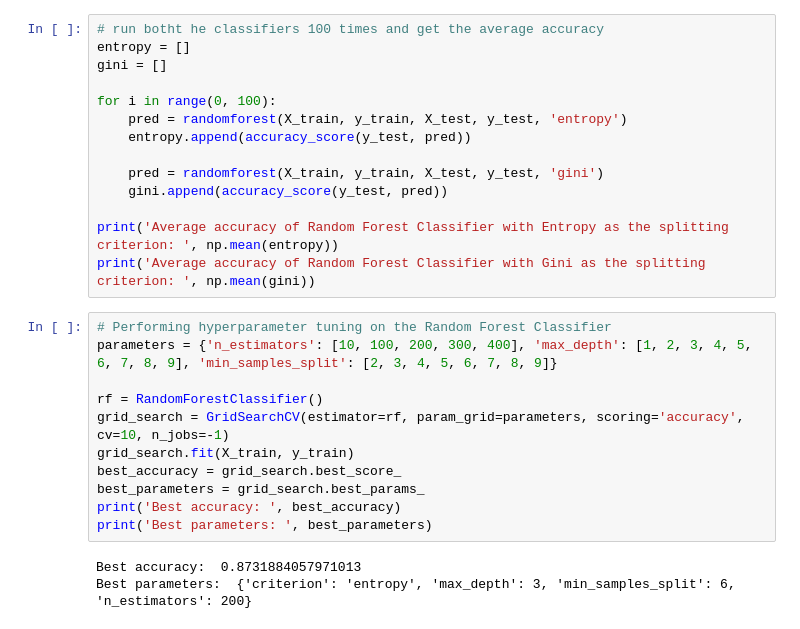
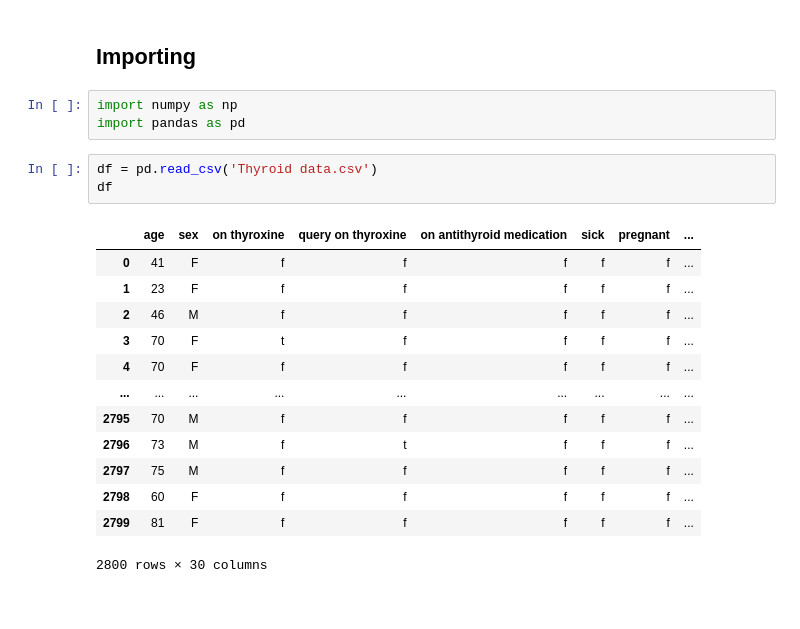
Before and after one commit to Mohammad-Sufyan-Azam/Machine-Learning, a Jupyter notebook: Assignments/Assignment 2/Code_C.ipynb, the cells around one changed output. Cells and saved outputs as stored; diff of their text form.

```diff
--- a/Assignments/Assignment 2/Code_C.ipynb
+++ b/Assignments/Assignment 2/Code_C.ipynb
@@ -314,28 +1,22 @@ Accuracy:  0.7166666666666667
-# %%
-# run botht he classifiers 100 times and get the average accuracy
-entropy = []
-gini = []
-
-for i in range(0, 100):
-    pred = randomforest(X_train, y_train, X_test, y_test, 'entropy')
-    entropy.append(accuracy_score(y_test, pred))
-
-    pred = randomforest(X_train, y_train, X_test, y_test, 'gini')
-    gini.append(accuracy_score(y_test, pred))
-
-print('Average accuracy of Random Forest Classifier with Entropy as the splitting criterion: ', np.mean(entropy))
-print('Average accuracy of Random Forest Classifier with Gini as the splitting criterion: ', np.mean(gini))
-# %%
-# Performing hyperparameter tuning on the Random Forest Classifier
-parameters = {'n_estimators': [10, 100, 200, 300, 400], 'max_depth': [1, 2, 3, 4, 5, 6, 7, 8, 9], 'min_samples_split': [2, 3, 4, 5, 6, 7, 8, 9]}
-
-rf = RandomForestClassifier()
-grid_search = GridSearchCV(estimator=rf, param_grid=parameters, scoring='accuracy', cv=10, n_jobs=-1)
-grid_search.fit(X_train, y_train)
-best_accuracy = grid_search.best_score_
-best_parameters = grid_search.best_params_
-print('Best accuracy: ', best_accuracy)
-print('Best parameters: ', best_parameters)
-# %% [output]
-Best accuracy:  0.8731884057971013
-Best parameters:  {'criterion': 'entropy', 'max_depth': 3, 'min_samples_split': 6, 'n_estimators': 200}
+# %% [markdown]
+## Importing
+# %%
+import numpy as np
+import pandas as pd
+# %%
+df = pd.read_csv('Thyroid data.csv')
+df
+# %% [output]
+|  | age | sex | on thyroxine | query on thyroxine | on antithyroid medication | sick | pregnant | ... |
+| 0 | 41 | F | f | f | f | f | f | ... |
+| 1 | 23 | F | f | f | f | f | f | ... |
+| 2 | 46 | M | f | f | f | f | f | ... |
+| 3 | 70 | F | t | f | f | f | f | ... |
+| 4 | 70 | F | f | f | f | f | f | ... |
+| ... | ... | ... | ... | ... | ... | ... | ... | ... |
+| 2795 | 70 | M | f | f | f | f | f | ... |
+| 2796 | 73 | M | f | t | f | f | f | ... |
+| 2797 | 75 | M | f | f | f | f | f | ... |
+| 2798 | 60 | F | f | f | f | f | f | ... |
+| 2799 | 81 | F | f | f | f | f | f | ... |
+2800 rows × 30 columns
```
Also changed, not shown: parts of 67 cells of this notebook.
